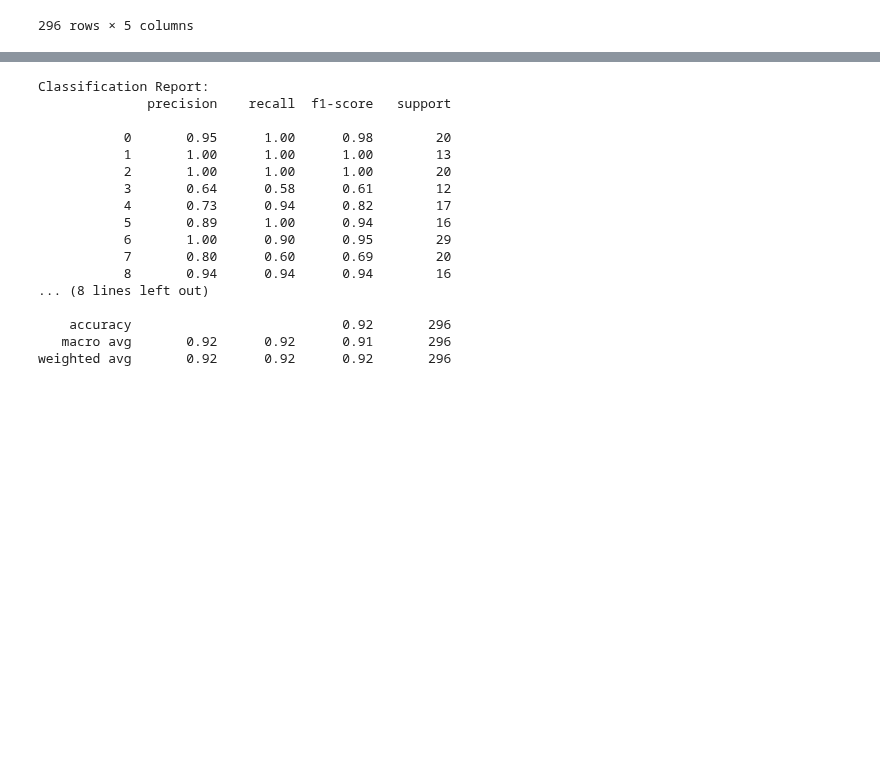
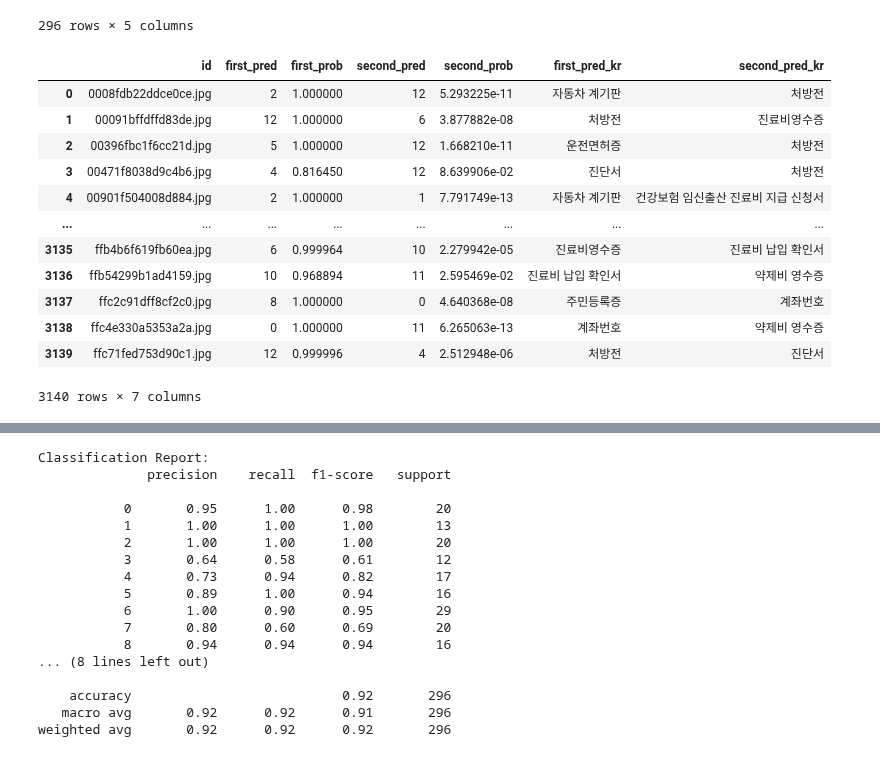
Before and after one commit to UpstageAILab3/upstage-cv-classification-cv2-pub, a Jupyter notebook: model_result_analyze.ipynb, the cells around one changed output, grey strips where cells are left out. Saved outputs shown, nothing was run; the diff lists cells and outputs as text; code cells hidden in the pictures; blank space fills up the shorter version.

```diff
--- a/model_result_analyze.ipynb
+++ b/model_result_analyze.ipynb
@@ -26,12 +28,15 @@ import seaborn as sns
 # device
 device = torch.device('cuda' if torch.cuda.is_available() else 'cpu')
 # %%
-MODEL_PATH = '/upstage-cv-classification-cv2/best_model.pth'
+MODEL_PATH = '/upstage-cv-classification-cv2/results/best_model.pth'
 MODEL_NAME = 'efficientnet_b4'
 
 VALID_CSV_PATH = '/upstage-cv-classification-cv2/data/valid.csv'
 VALID_IMAGE_PATH = '/upstage-cv-classification-cv2/data/valid'
 
+TEST_CSV_PATH = '/upstage-cv-classification-cv2/data/sample_submission.csv'
+TEST_IMAGE_PATH = '/upstage-cv-classification-cv2/data/test'
+
 PROJECT_NAME = 'PatchModel_analyze'
 
 META_CSV_PATH = '/upstage-cv-classification-cv2/data/meta.csv'
@@ -187,3 +256,29 @@ result_df
 | 294 | valid_01385f22f2490868.jpg | 4 | 4 | 진단서 | 진단서 |
 | 295 | valid_81dfc09159a18109.jpg | 6 | 6 | 진료비영수증 | 진료비영수증 |
 296 rows × 5 columns
+# %%
+test_result_df = pd.DataFrame()
+test_result_df['id'] = test_ids
+test_result_df['first_pred'] = test_preds_list
+test_result_df['first_prob'] = test_probs_list
+test_result_df['second_pred'] = test_preds_second_list
+test_result_df['second_prob'] = test_probs_second_list
+
+test_result_df['first_pred_kr'] = test_result_df['first_pred'].map(lambda x : meta.loc[meta['target'] == x, 'kr_class_name'].values[0])
+test_result_df['second_pred_kr'] = test_result_df['second_pred'].map(lambda x : meta.loc[meta['target'] == x, 'kr_class_name'].values[0])
+
+test_result_df
+# %% [output]
+|  | id | first_pred | first_prob | second_pred | second_prob | first_pred_kr | second_pred_kr |
+| 0 | 0008fdb22ddce0ce.jpg | 2 | 1.000000 | 12 | 5.293225e-11 | 자동차 계기판 | 처방전 |
+| 1 | 00091bffdffd83de.jpg | 12 | 1.000000 | 6 | 3.877882e-08 | 처방전 | 진료비영수증 |
+| 2 | 00396fbc1f6cc21d.jpg | 5 | 1.000000 | 12 | 1.668210e-11 | 운전면허증 | 처방전 |
+| 3 | 00471f8038d9c4b6.jpg | 4 | 0.816450 | 12 | 8.639906e-02 | 진단서 | 처방전 |
+| 4 | 00901f504008d884.jpg | 2 | 1.000000 | 1 | 7.791749e-13 | 자동차 계기판 | 건강보험 임신출산 진료비 지급 신청서 |
+| ... | ... | ... | ... | ... | ... | ... | ... |
+| 3135 | ffb4b6f619fb60ea.jpg | 6 | 0.999964 | 10 | 2.279942e-05 | 진료비영수증 | 진료비 납입 확인서 |
+| 3136 | ffb54299b1ad4159.jpg | 10 | 0.968894 | 11 | 2.595469e-02 | 진료비 납입 확인서 | 약제비 영수증 |
+| 3137 | ffc2c91dff8cf2c0.jpg | 8 | 1.000000 | 0 | 4.640368e-08 | 주민등록증 | 계좌번호 |
+| 3138 | ffc4e330a5353a2a.jpg | 0 | 1.000000 | 11 | 6.265063e-13 | 계좌번호 | 약제비 영수증 |
+| 3139 | ffc71fed753d90c1.jpg | 12 | 0.999996 | 4 | 2.512948e-06 | 처방전 | 진단서 |
+3140 rows × 7 columns
```
Also changed, not shown: parts of 14 cells of this notebook, 15 other files.
